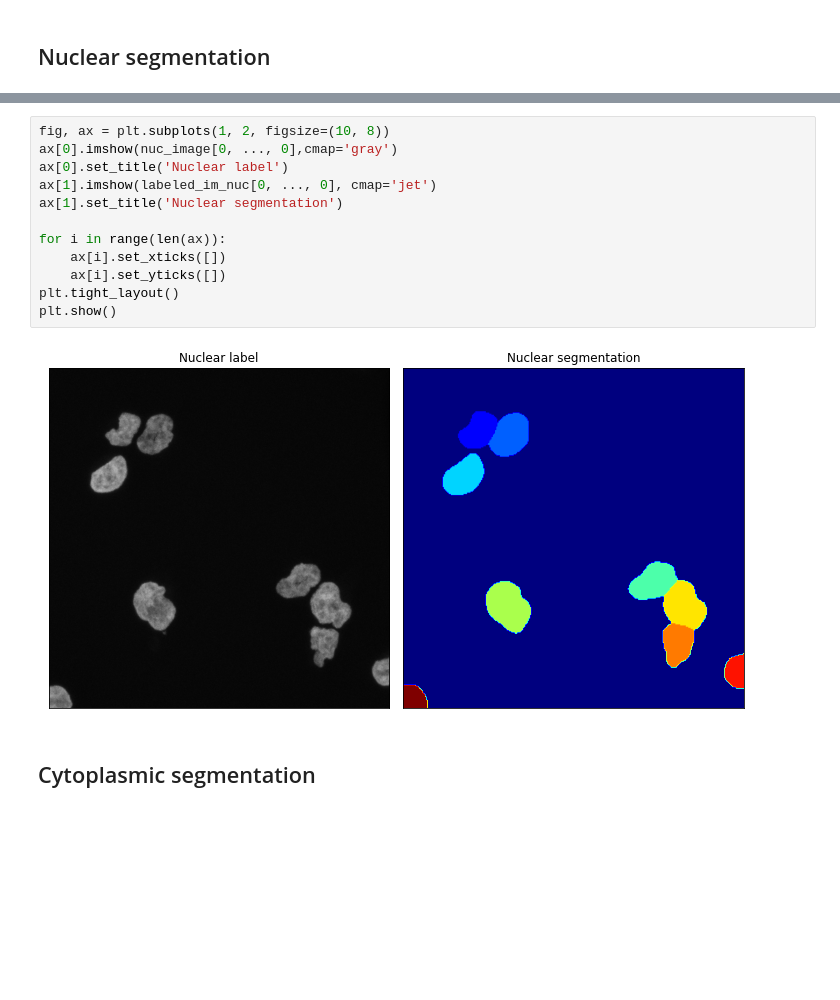
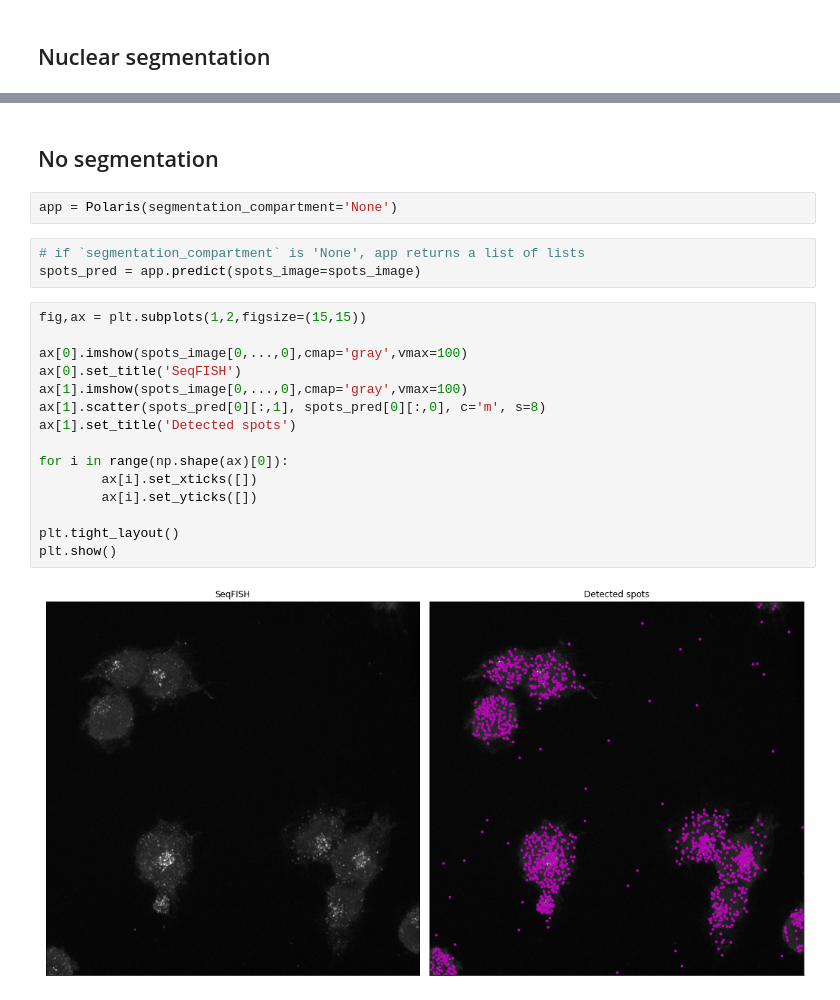
Before and after one commit to vanvalenlab/deepcell-spots, a Jupyter notebook: notebooks/Singleplex FISH Analysis.ipynb, the cells around one changed output, grey strips where cells are left out. Saved outputs shown, nothing was run; the diff lists cells and outputs as text; blank space fills up the shorter version.

```diff
--- a/notebooks/Singleplex FISH Analysis.ipynb
+++ b/notebooks/Singleplex FISH Analysis.ipynb
@@ -96,16 +160,24 @@ labeled_im_nuc = nuc_app.predict(nuc_image,image_mpp=0.15)
+# %% [markdown]
+## No segmentation
+# %%
+app = Polaris(segmentation_compartment='None')
+# %%
+# if `segmentation_compartment` is 'None', app returns a list of lists
+spots_pred = app.predict(spots_image=spots_image)
 # %%
-fig, ax = plt.subplots(1, 2, figsize=(10, 8))
-ax[0].imshow(nuc_image[0, ..., 0],cmap='gray')
-ax[0].set_title('Nuclear label')
-ax[1].imshow(labeled_im_nuc[0, ..., 0], cmap='jet')
-ax[1].set_title('Nuclear segmentation')
+fig,ax = plt.subplots(1,2,figsize=(15,15))
 
-for i in range(len(ax)):
-    ax[i].set_xticks([])
-    ax[i].set_yticks([])
+ax[0].imshow(spots_image[0,...,0],cmap='gray',vmax=100)
+ax[0].set_title('SeqFISH')
+ax[1].imshow(spots_image[0,...,0],cmap='gray',vmax=100)
+ax[1].scatter(spots_pred[0][:,1], spots_pred[0][:,0], c='m', s=8)
+ax[1].set_title('Detected spots')
+
+for i in range(np.shape(ax)[0]):
+        ax[i].set_xticks([])
+        ax[i].set_yticks([])
+
 plt.tight_layout()
 plt.show()
 # %% [output]
-[figure, old version]
+[figure, new version]
-# %% [markdown]
-## Cytoplasmic segmentation
```
Also changed, not shown: parts of 21 cells of this notebook, 11 other files.
